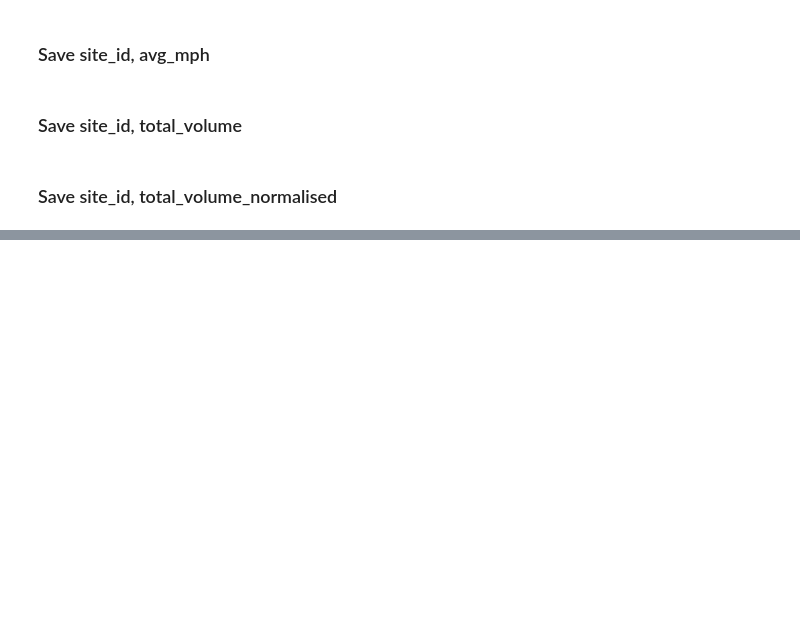
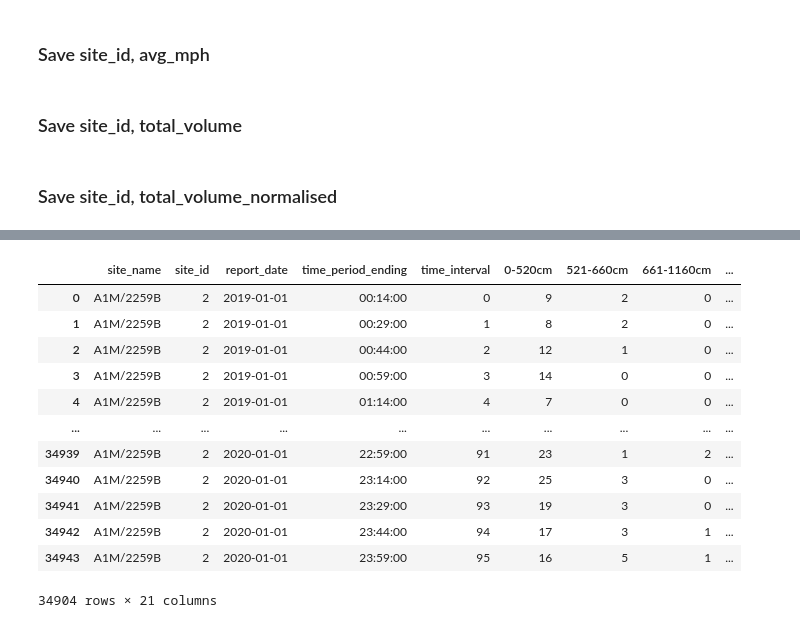
Before and after one commit to horsada/Spatial_Finance_Transport, a Jupyter notebook: dataAPI/api.ipynb, the cells around one changed output, grey strips where cells are left out. Saved outputs shown, nothing was run; the diff lists cells and outputs as text; code cells hidden in the pictures; blank space fills up the shorter version.

```diff
--- a/dataAPI/api.ipynb
+++ b/dataAPI/api.ipynb
@@ -467,0 +426,26 @@ df_site_day.head()
+# %%
+# Groupby site_id and report_date
+site_dfs = [site_day for _, site_day in clean_report_df.groupby(['site_id'])]
+site_df = site_dfs[0] # take first site
+
+site_df['report_date'] = pd.to_datetime(site_df['report_date'], infer_datetime_format=True)
+site_df['year'] = site_df['report_date'].dt.year
+site_df['month'] = site_df['report_date'].dt.month
+site_df['day'] = site_df['report_date'].dt.day
+site_df['hour'] = site_df['timestamp'].dt.hour
+
+site_df
+# %% [output]
+|  | site_name | site_id | report_date | time_period_ending | time_interval | 0-520cm | 521-660cm | 661-1160cm | ... |
+| 0 | A1M/2259B | 2 | 2019-01-01 | 00:14:00 | 0 | 9 | 2 | 0 | ... |
+| 1 | A1M/2259B | 2 | 2019-01-01 | 00:29:00 | 1 | 8 | 2 | 0 | ... |
+| 2 | A1M/2259B | 2 | 2019-01-01 | 00:44:00 | 2 | 12 | 1 | 0 | ... |
+| 3 | A1M/2259B | 2 | 2019-01-01 | 00:59:00 | 3 | 14 | 0 | 0 | ... |
+| 4 | A1M/2259B | 2 | 2019-01-01 | 01:14:00 | 4 | 7 | 0 | 0 | ... |
+| ... | ... | ... | ... | ... | ... | ... | ... | ... | ... |
+| 34939 | A1M/2259B | 2 | 2020-01-01 | 22:59:00 | 91 | 23 | 1 | 2 | ... |
+| 34940 | A1M/2259B | 2 | 2020-01-01 | 23:14:00 | 92 | 25 | 3 | 0 | ... |
+| 34941 | A1M/2259B | 2 | 2020-01-01 | 23:29:00 | 93 | 19 | 3 | 0 | ... |
+| 34942 | A1M/2259B | 2 | 2020-01-01 | 23:44:00 | 94 | 17 | 3 | 1 | ... |
+| 34943 | A1M/2259B | 2 | 2020-01-01 | 23:59:00 | 95 | 16 | 5 | 1 | ... |
+34904 rows × 21 columns
```
Also changed, not shown: parts of 11 cells of this notebook, 6 other files.
